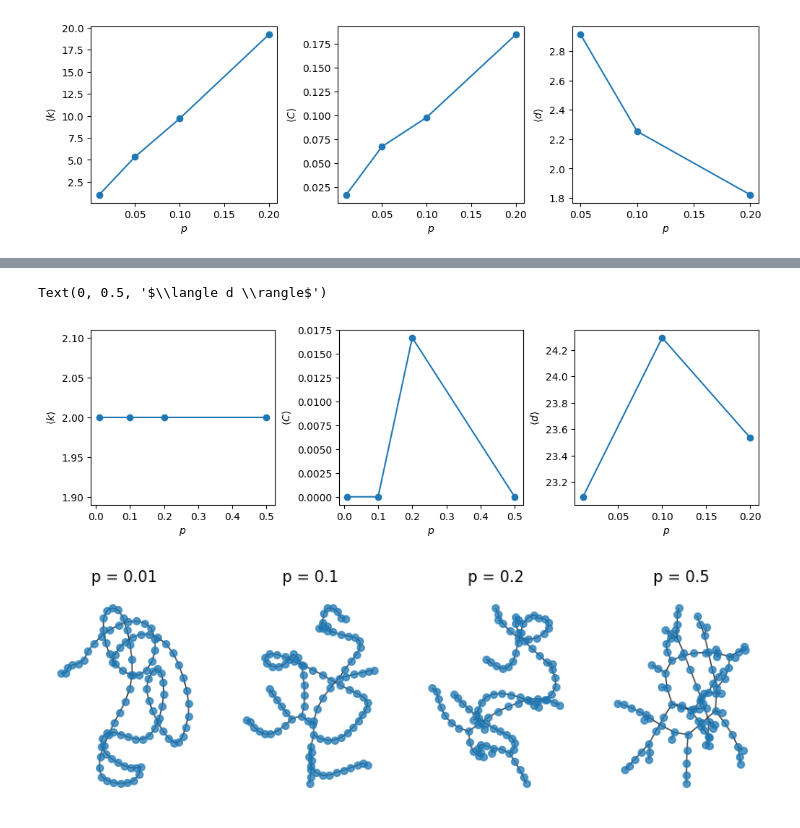
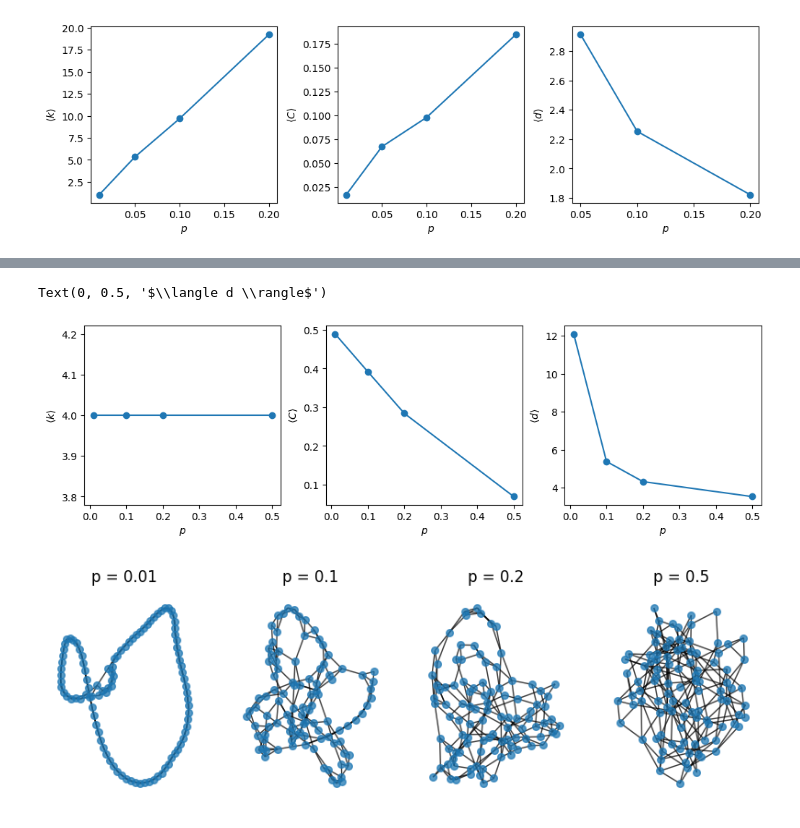
Before and after one commit to griegner/dsc190, a Jupyter notebook: homework/hw3.ipynb, the cells around one changed output, grey strips where cells are left out. Drawn from its saved outputs; the diff is of its cells as text; code cells hidden in the pictures.

```diff
--- a/homework/hw3.ipynb
+++ b/homework/hw3.ipynb
@@ -95,38 +101,38 @@ In the Watts-Strogatz model, increasing $p$ has no effect on $\langle k \rangle$
 # %%
 n = 100
-k = 3
+k = 4
 ps = [0.01, 0.1, 0.2, 0.5]
 
 df = {"G": [], "<k>": [], "<C>": [], "<d>": []}
 
 for idx, p in enumerate(ps):
-    G = nx.watts_strogatz_graph(n, k, p, seed=idx)
+    G = nx.watts_strogatz_graph(n, k, p, seed=4)
     df["G"].append(G)
     df["<k>"].append(np.mean([d for _, d in G.degree()]))
     df["<C>"].append(nx.average_clustering(G))
     if nx.is_connected(G):
         df["<d>"].append(nx.average_shortest_path_length(G))
     else:  # for small p
         df["<d>"].append(None)
 
 fig, axs = plt.subplots(ncols=3, figsize=(10, 3), layout="constrained")
 
 [ax.set_xlabel(r"$p$") for ax in axs]
 
 # plot the average degree vs p
 axs[0].plot(ps, df["<k>"], "o-")
 axs[0].set_ylabel(r"$\langle k \rangle$")
 
 # plot the clustering coefficient vs p
 axs[1].plot(ps, df["<C>"], "o-")
 axs[1].set_ylabel(r"$\langle C \rangle$")
 
 # plot the averahe shortest path length vs p
 axs[2].plot(ps, df["<d>"], "o-")
 axs[2].set_ylabel(r"$\langle d \rangle$")
 # %% [output]
 Text(0, 0.5, '$\\langle d \\rangle$')
-[figure, old version]
+[figure, new version]
 # %%
 # visualize the networks
 fig, axs = plt.subplots(ncols=4, figsize=(10, 3))
@@ -135,4 +141,4 @@ for idx, ax in enumerate(axs):
     ax.set_title(f"p = {ps[idx]}")
     nx.draw_spring(df["G"][idx], ax=ax, node_size=30, alpha=0.75)
 # %% [output]
-[figure, old version]
+[figure, new version]
```
Also changed, not shown: parts of 3 cells of this notebook.
